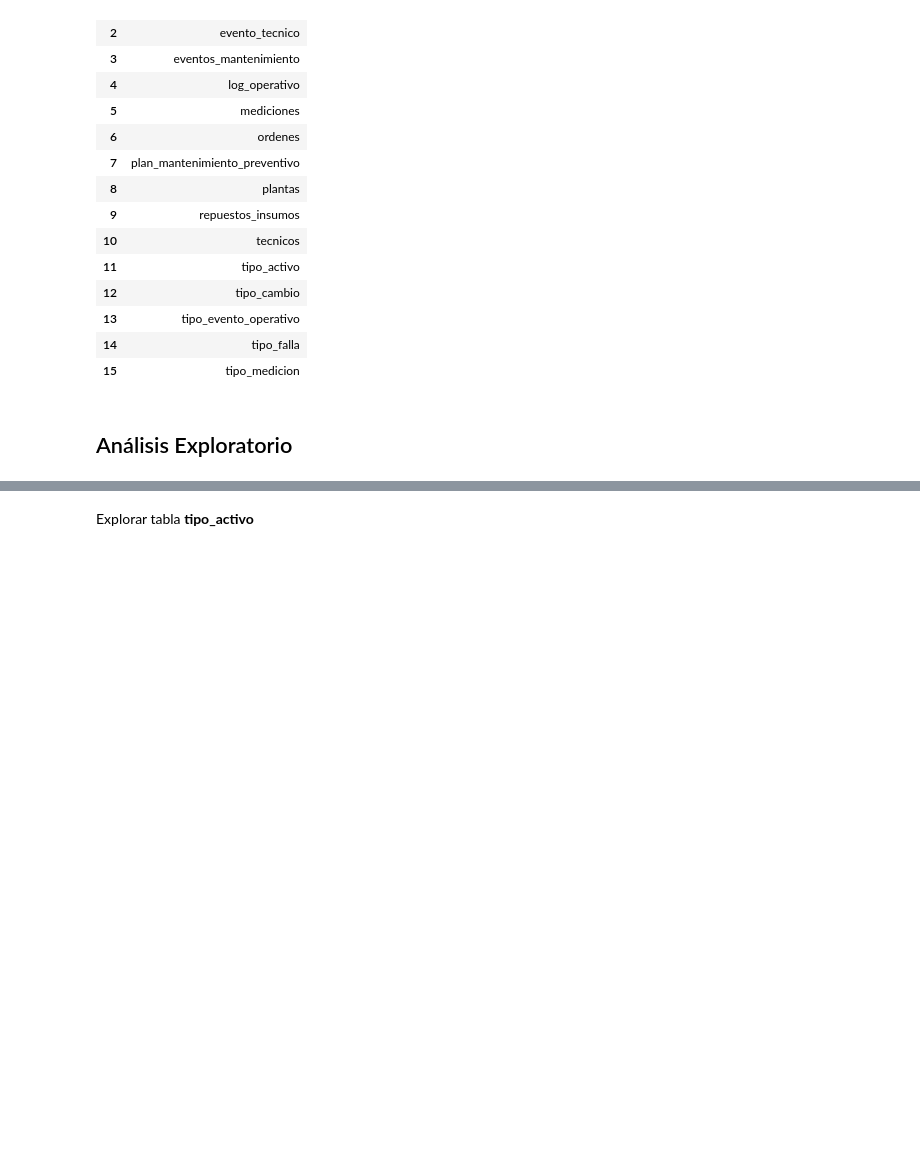
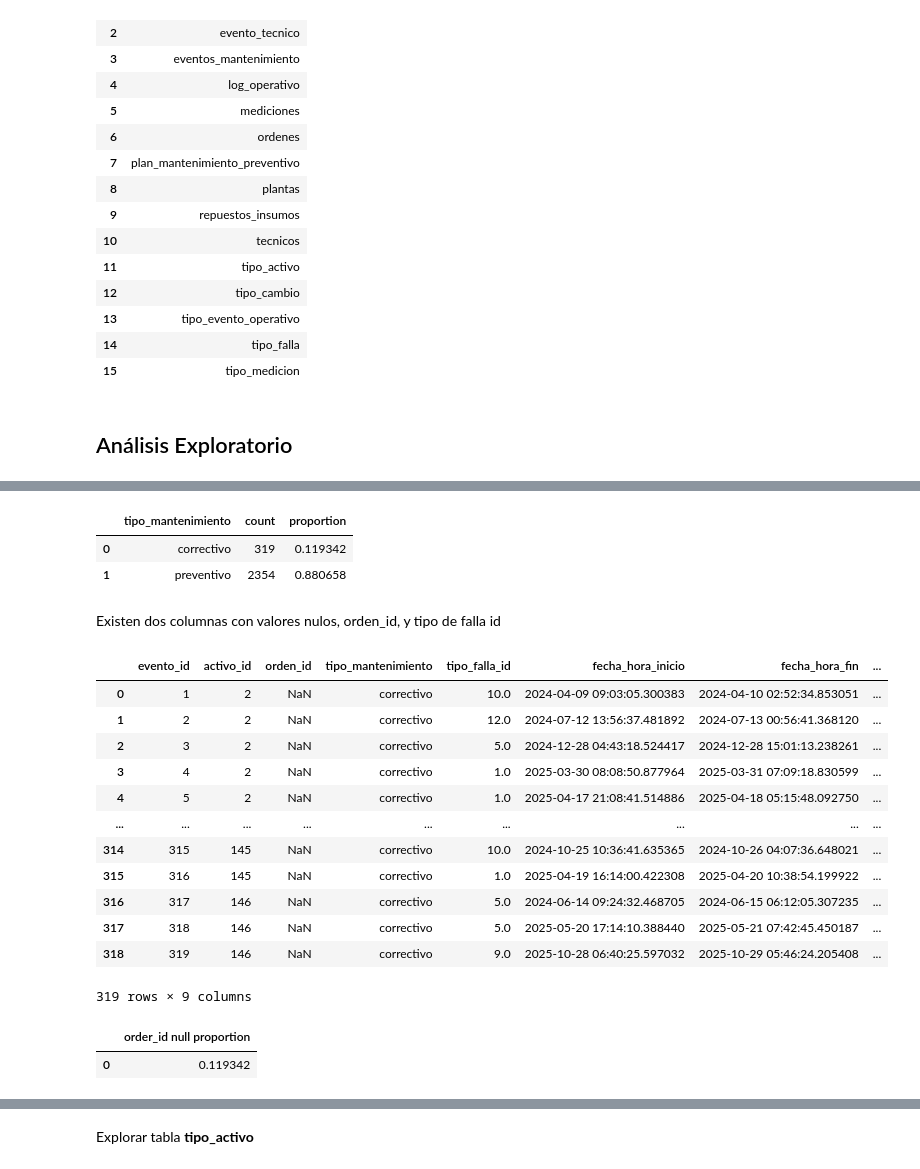
Before and after one commit to dcardone1/Maintenance_System_Analysis, a Jupyter notebook: Analysis.ipynb, the cells around one changed output, grey strips where cells are left out. Drawn from its saved outputs; the diff is of its cells as text; code cells hidden in the pictures; blank space fills up the shorter version.

```diff
--- a/Analysis.ipynb
+++ b/Analysis.ipynb
@@ -107,0 +113,34 @@ memory usage: 485.2+ KB
+# %%
+%%sql
+SELECT tipo_mantenimiento, COUNT(*) AS count,
+COUNT(*) / SUM(COUNT(*)) OVER() AS proportion
+FROM eventos_mantenimiento GROUP BY tipo_mantenimiento;
+# %% [output]
+|  | tipo_mantenimiento | count | proportion |
+| 0 | correctivo | 319 | 0.119342 |
+| 1 | preventivo | 2354 | 0.880658 |
+# %% [markdown]
+Existen dos columnas con valores nulos, orden_id, y tipo de falla id
+# %%
+%%sql
+SELECT * FROM eventos_mantenimiento WHERE orden_id IS NULL;
+# %% [output]
+|  | evento_id | activo_id | orden_id | tipo_mantenimiento | tipo_falla_id | fecha_hora_inicio | fecha_hora_fin | ... |
+| 0 | 1 | 2 | NaN | correctivo | 10.0 | 2024-04-09 09:03:05.300383 | 2024-04-10 02:52:34.853051 | ... |
+| 1 | 2 | 2 | NaN | correctivo | 12.0 | 2024-07-12 13:56:37.481892 | 2024-07-13 00:56:41.368120 | ... |
+| 2 | 3 | 2 | NaN | correctivo | 5.0 | 2024-12-28 04:43:18.524417 | 2024-12-28 15:01:13.238261 | ... |
+| 3 | 4 | 2 | NaN | correctivo | 1.0 | 2025-03-30 08:08:50.877964 | 2025-03-31 07:09:18.830599 | ... |
+| 4 | 5 | 2 | NaN | correctivo | 1.0 | 2025-04-17 21:08:41.514886 | 2025-04-18 05:15:48.092750 | ... |
+| ... | ... | ... | ... | ... | ... | ... | ... | ... |
+| 314 | 315 | 145 | NaN | correctivo | 10.0 | 2024-10-25 10:36:41.635365 | 2024-10-26 04:07:36.648021 | ... |
+| 315 | 316 | 145 | NaN | correctivo | 1.0 | 2025-04-19 16:14:00.422308 | 2025-04-20 10:38:54.199922 | ... |
+| 316 | 317 | 146 | NaN | correctivo | 5.0 | 2024-06-14 09:24:32.468705 | 2024-06-15 06:12:05.307235 | ... |
+| 317 | 318 | 146 | NaN | correctivo | 5.0 | 2025-05-20 17:14:10.388440 | 2025-05-21 07:42:45.450187 | ... |
+| 318 | 319 | 146 | NaN | correctivo | 9.0 | 2025-10-28 06:40:25.597032 | 2025-10-29 05:46:24.205408 | ... |
+319 rows × 9 columns
+# %%
+%%sql
+SELECT COUNT(*) / (SELECT COUNT(*) FROM eventos_mantenimiento) AS 'order_id null proportion' FROM eventos_mantenimiento WHERE  orden_id IS NULL;
+# %% [output]
+|  | order_id null proportion |
+| 0 | 0.119342 |
```
Also changed, not shown: parts of 15 cells of this notebook.
